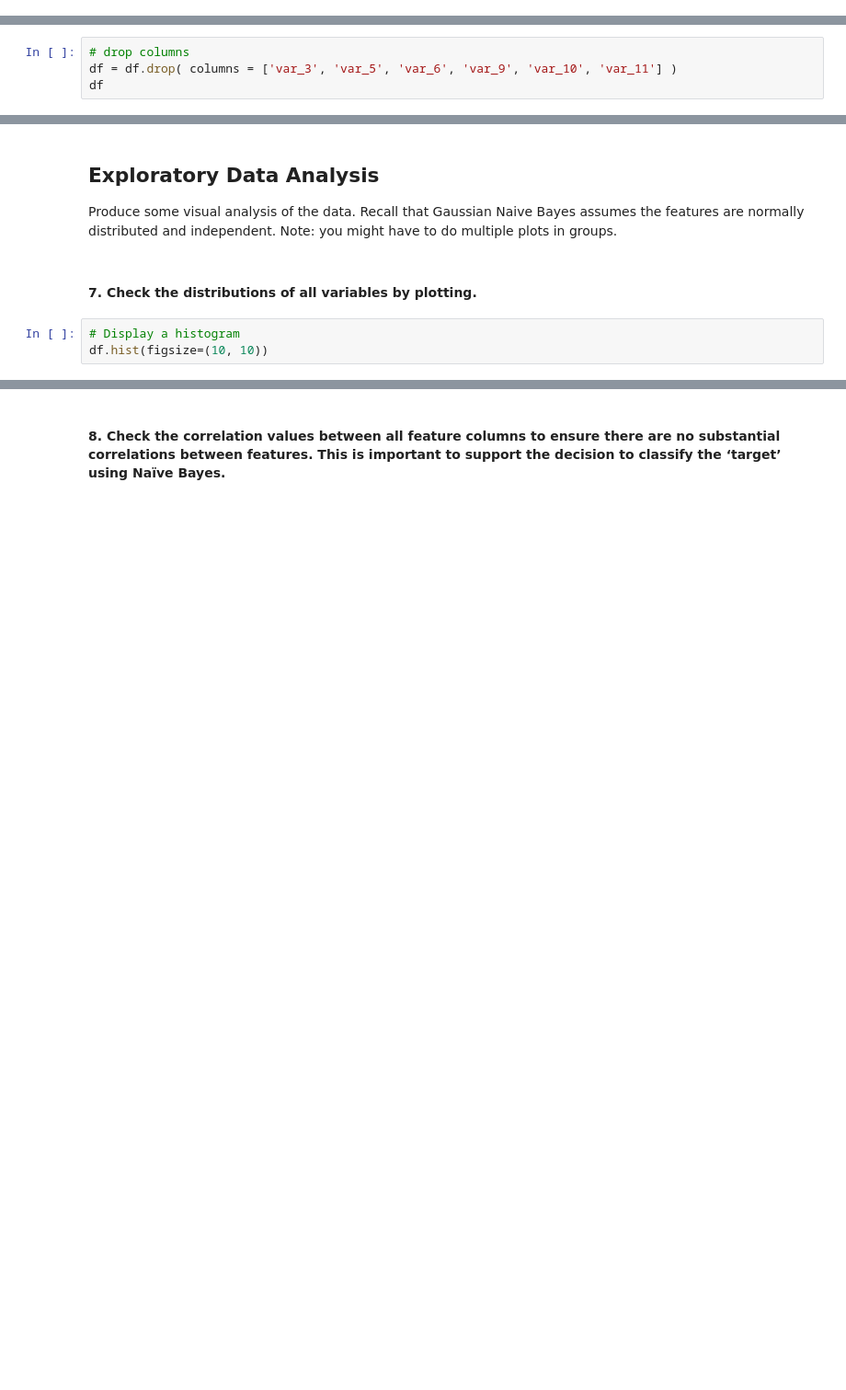
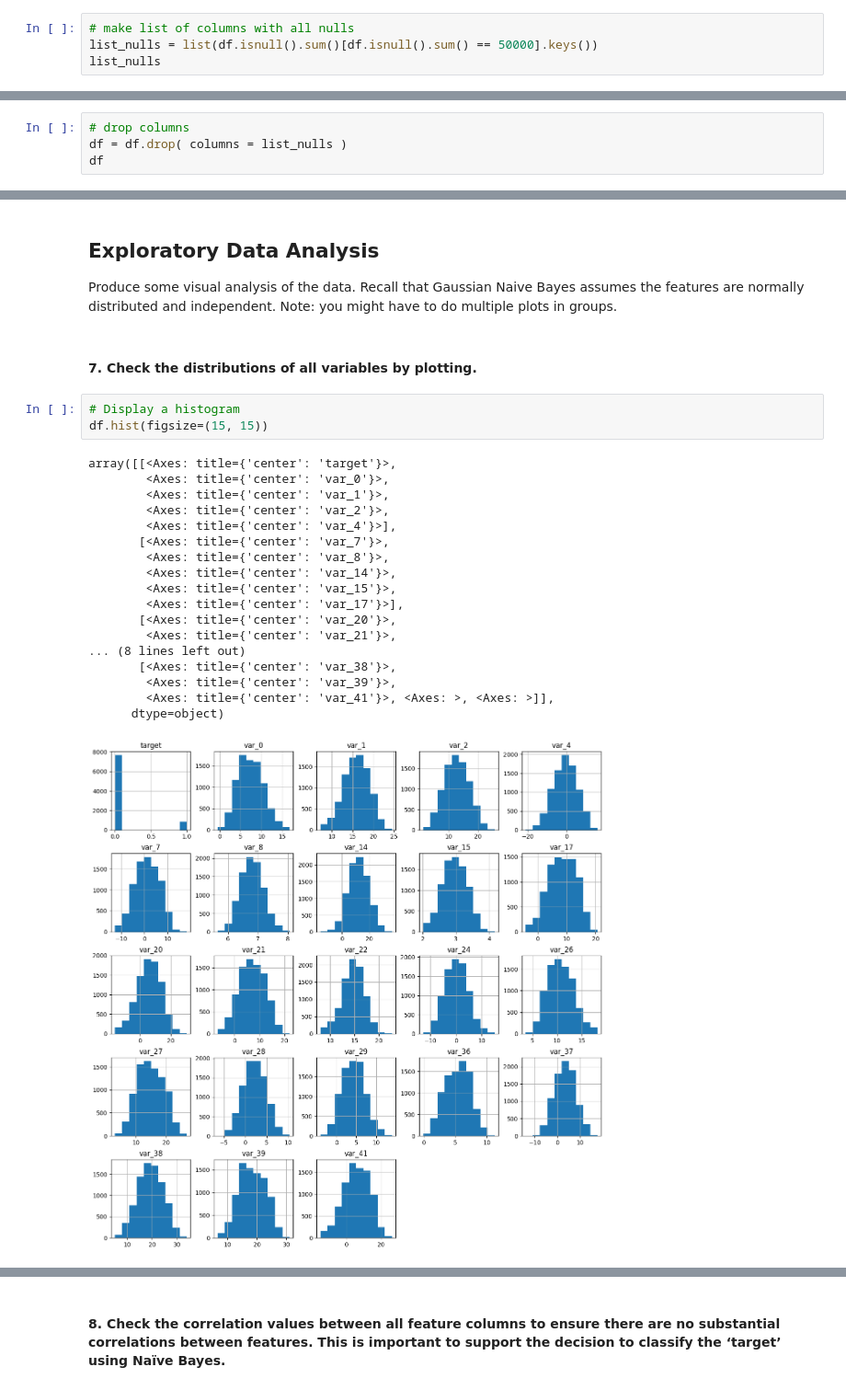
Before and after one commit to cnmi-ds-22/tanickell___Data-Science-Portfolio-C22, a Jupyter notebook: Modules/Module_1_Intro_to_DS_and_Naive_Bayes/Projects/Instructions/Project.1-Transactions/Project.1-Pass-08.ipynb, the cells around one changed output, grey strips where cells are left out. Shown at 92% size. Cells and saved outputs as stored; diff of their text form; blank space fills up the shorter version.

```diff
--- a/Modules/Module_1_Intro_to_DS_and_Naive_Bayes/Projects/Instructions/Project.1-Transactions/Project.1-Pass-08.ipynb
+++ b/Modules/Module_1_Intro_to_DS_and_Naive_Bayes/Projects/Instructions/Project.1-Transactions/Project.1-Pass-08.ipynb
@@ -358,0 +405,4 @@ dtype: int64
+# %%
+# make list of columns with all nulls
+list_nulls = list(df.isnull().sum()[df.isnull().sum() == 50000].keys())
+list_nulls
@@ -428,4 +670,4 @@ df.drop( columns = ['var_3', 'var_5', 'var_6', 'var_9', 'var_10', 'var_11'] )
 # %%
 # drop columns
-df = df.drop( columns = ['var_3', 'var_5', 'var_6', 'var_9', 'var_10', 'var_11'] )
+df = df.drop( columns = list_nulls )
 df
@@ -450,6 +758,25 @@ Produce some visual analysis of the data.  Recall that Gaussian Naive Bayes assu
 #### 7. Check the distributions of all variables by plotting.
 # %%
 # Display a histogram
-df.hist(figsize=(10, 10))
+df.hist(figsize=(15, 15))
+# %% [output]
+array([[<Axes: title={'center': 'target'}>,
+        <Axes: title={'center': 'var_0'}>,
+        <Axes: title={'center': 'var_1'}>,
+        <Axes: title={'center': 'var_2'}>,
+        <Axes: title={'center': 'var_4'}>],
+       [<Axes: title={'center': 'var_7'}>,
+        <Axes: title={'center': 'var_8'}>,
+        <Axes: title={'center': 'var_14'}>,
+        <Axes: title={'center': 'var_15'}>,
+        <Axes: title={'center': 'var_17'}>],
+       [<Axes: title={'center': 'var_20'}>,
+        <Axes: title={'center': 'var_21'}>,
+... (8 lines left out)
+       [<Axes: title={'center': 'var_38'}>,
+        <Axes: title={'center': 'var_39'}>,
+        <Axes: title={'center': 'var_41'}>, <Axes: >, <Axes: >]],
+      dtype=object)
+[figure, added]
 # %%
 # display a boxplot
```
Also changed, not shown: parts of 103 cells of this notebook.
